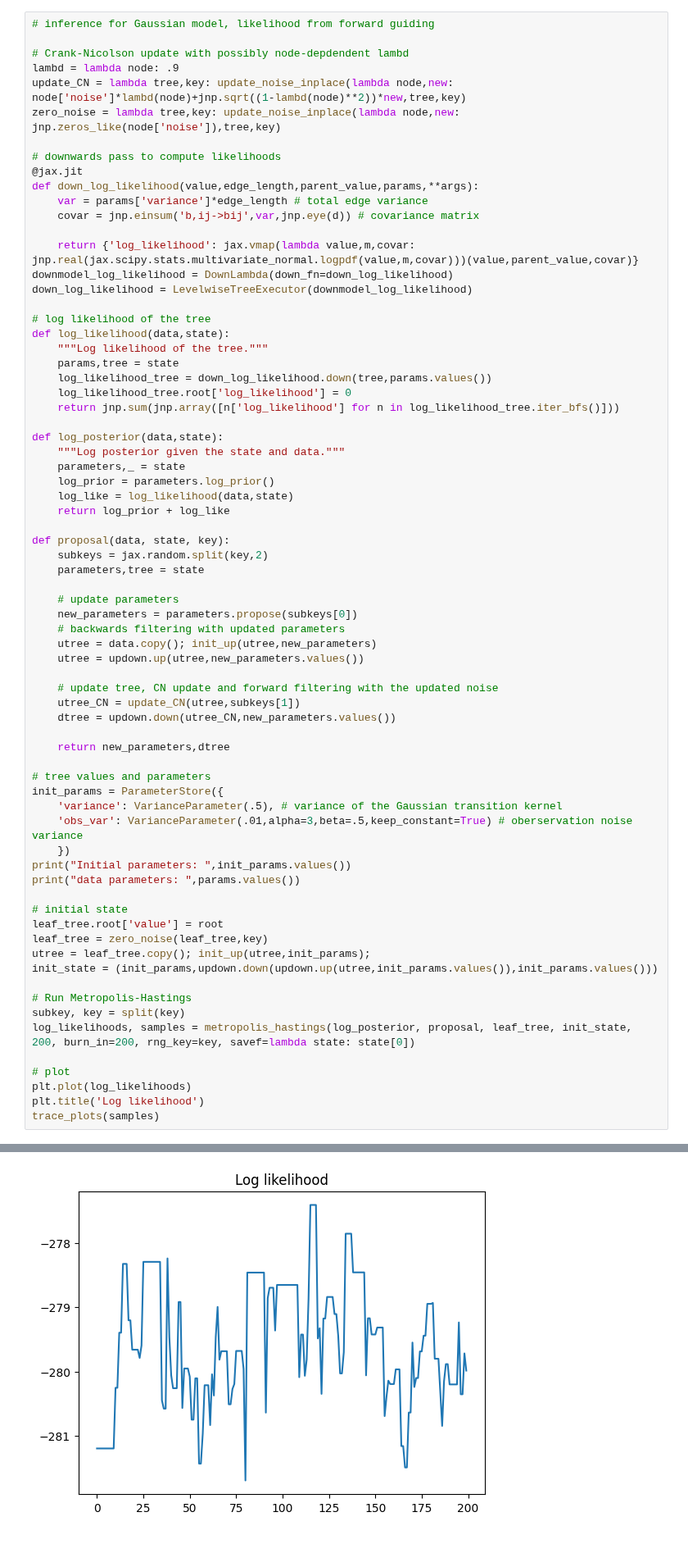
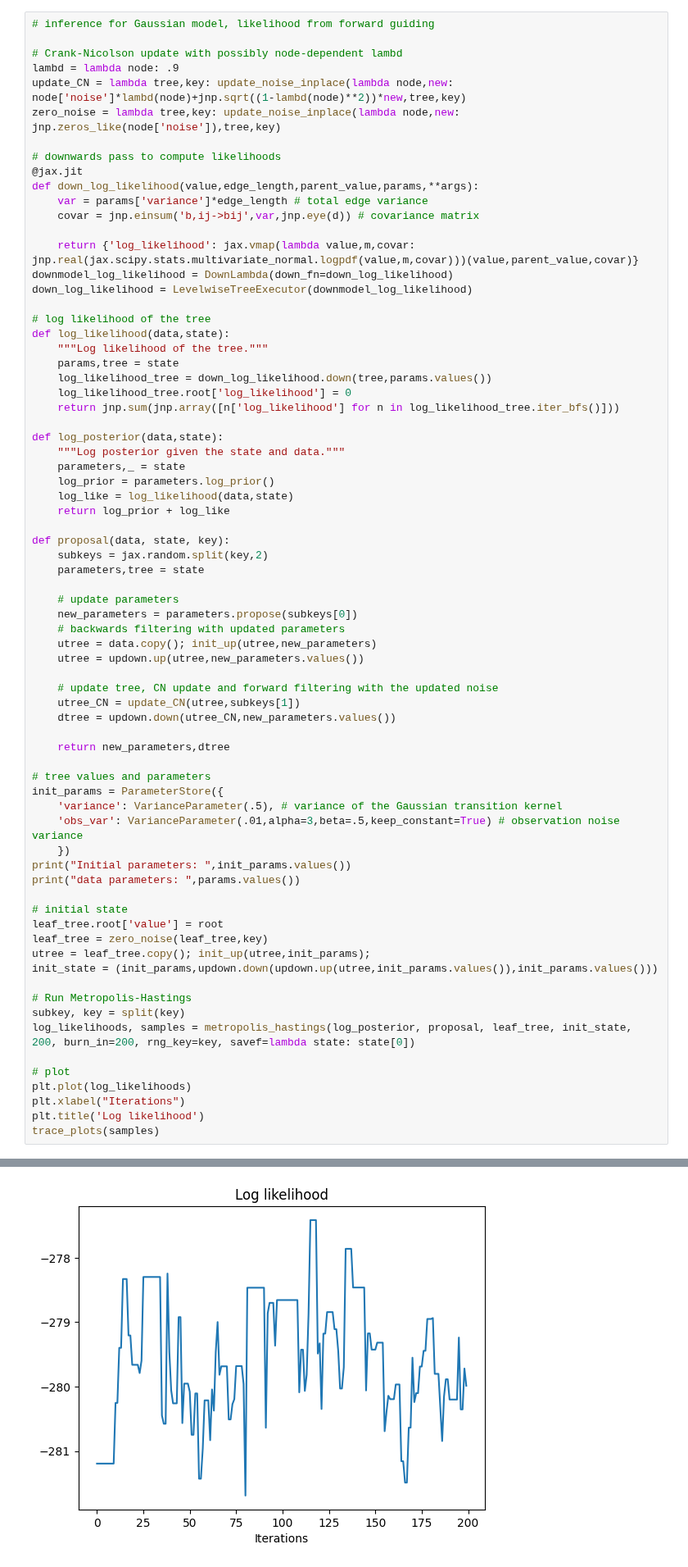
Before and after one commit to ComputationalEvolutionaryMorphometry/hyperiax, a Jupyter notebook: examples/mcmc_Gaussian_BFFG.ipynb, the cells around one changed output, grey strips where cells are left out. Shown at 82% size. Cells and saved outputs as stored; diff of their text form; blank space fills up the shorter version.

```diff
--- a/examples/mcmc_Gaussian_BFFG.ipynb
+++ b/examples/mcmc_Gaussian_BFFG.ipynb
@@ -280,7 +289,7 @@ Acceptance rate: 0.8750
 # %%
 # inference for Gaussian model, likelihood from forward guiding
 
-# Crank-Nicolson update with possibly node-depdendent lambd
+# Crank-Nicolson update with possibly node-dependent lambd
 lambd = lambda node: .9
 update_CN = lambda tree,key: update_noise_inplace(lambda node,new: node['noise']*lambd(node)+jnp.sqrt((1-lambd(node)**2))*new,tree,key)
 zero_noise = lambda tree,key: update_noise_inplace(lambda node,new: jnp.zeros_like(node['noise']),tree,key)
@@ -324,32 +333,33 @@ def proposal(data, state, key):
     utree_CN = update_CN(utree,subkeys[1])
     dtree = updown.down(utree_CN,new_parameters.values())
 
     return new_parameters,dtree
 
 # tree values and parameters
 init_params = ParameterStore({
     'variance': VarianceParameter(.5), # variance of the Gaussian transition kernel
-    'obs_var': VarianceParameter(.01,alpha=3,beta=.5,keep_constant=True) # oberservation noise variance
+    'obs_var': VarianceParameter(.01,alpha=3,beta=.5,keep_constant=True) # observation noise variance
     })
 print("Initial parameters: ",init_params.values())
 print("data parameters: ",params.values())
 
 # initial state
 leaf_tree.root['value'] = root
 leaf_tree = zero_noise(leaf_tree,key)
 utree = leaf_tree.copy(); init_up(utree,init_params);
 init_state = (init_params,updown.down(updown.up(utree,init_params.values()),init_params.values()))
 
 # Run Metropolis-Hastings
 subkey, key = split(key)
 log_likelihoods, samples = metropolis_hastings(log_posterior, proposal, leaf_tree, init_state, 200, burn_in=200, rng_key=key, savef=lambda state: state[0])
 
 # plot
 plt.plot(log_likelihoods)
+plt.xlabel("Iterations")
 plt.title('Log likelihood')
 trace_plots(samples)
 # %% [output]
 Initial parameters:  {'variance': 0.5, 'obs_var': 0.01}
 data parameters:  {'variance': 0.5, 'obs_var': 0.01}
 Acceptance rate: 0.4750
-[figure, old version]
+[figure, new version]
```
Also changed, not shown: parts of 7 cells of this notebook, 1 other file.
